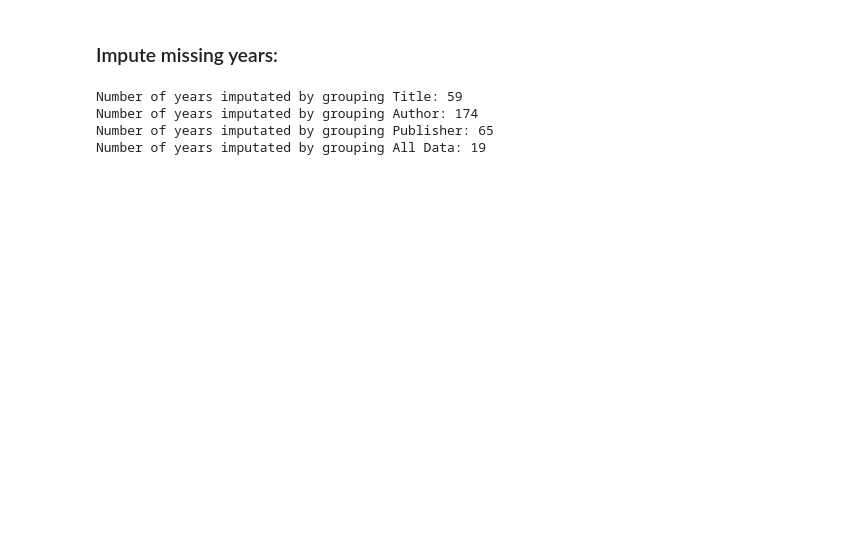
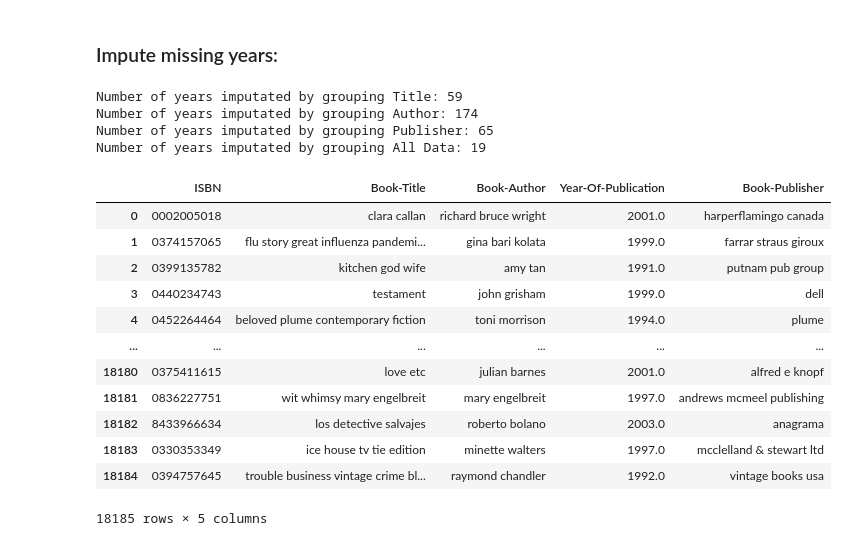
Before and after one commit to caseynator123/EDP_assigment2, a Jupyter notebook: preprocessing/preprocessing_books.ipynb, the cells around one changed output. Drawn from its saved outputs; the diff is of its cells as text; code cells hidden in the pictures; blank space fills up the shorter version.

```diff
--- a/preprocessing/preprocessing_books.ipynb
+++ b/preprocessing/preprocessing_books.ipynb
@@ -279,5 +315,21 @@ Number of years imputated by grouping All Data: 19
 # %%
 books["Year-Of-Publication"] = books["Processed-Year"]
 books = books.drop(["Processed-Year"], axis = 1)
+# %%
+books
+# %% [output]
+|  | ISBN | Book-Title | Book-Author | Year-Of-Publication | Book-Publisher |
+| 0 | 0002005018 | clara callan | richard bruce wright | 2001.0 | harperflamingo canada |
+| 1 | 0374157065 | flu story great influenza pandemi... | gina bari kolata | 1999.0 | farrar straus giroux |
+| 2 | 0399135782 | kitchen god wife | amy tan | 1991.0 | putnam pub group |
+| 3 | 0440234743 | testament | john grisham | 1999.0 | dell |
+| 4 | 0452264464 | beloved plume contemporary fiction | toni morrison | 1994.0 | plume |
+| ... | ... | ... | ... | ... | ... |
+| 18180 | 0375411615 | love etc | julian barnes | 2001.0 | alfred e knopf |
+| 18181 | 0836227751 | wit whimsy mary engelbreit | mary engelbreit | 1997.0 | andrews mcmeel publishing |
+| 18182 | 8433966634 | los detective salvajes | roberto bolano | 2003.0 | anagrama |
+| 18183 | 0330353349 | ice house tv tie edition | minette walters | 1997.0 | mcclelland & stewart ltd |
+| 18184 | 0394757645 | trouble business vintage crime bl... | raymond chandler | 1992.0 | vintage books usa |
+18185 rows × 5 columns
 # %%
 books.to_csv(path + 'cleaned/' + "BX-Books.csv", index=False)
```
Also changed, not shown: parts of 12 cells of this notebook, 1 other file.
